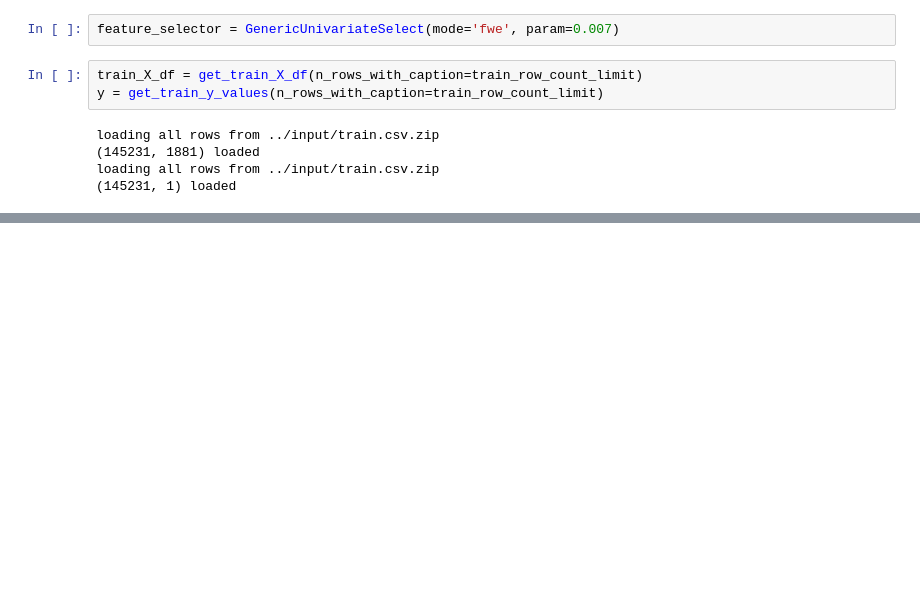
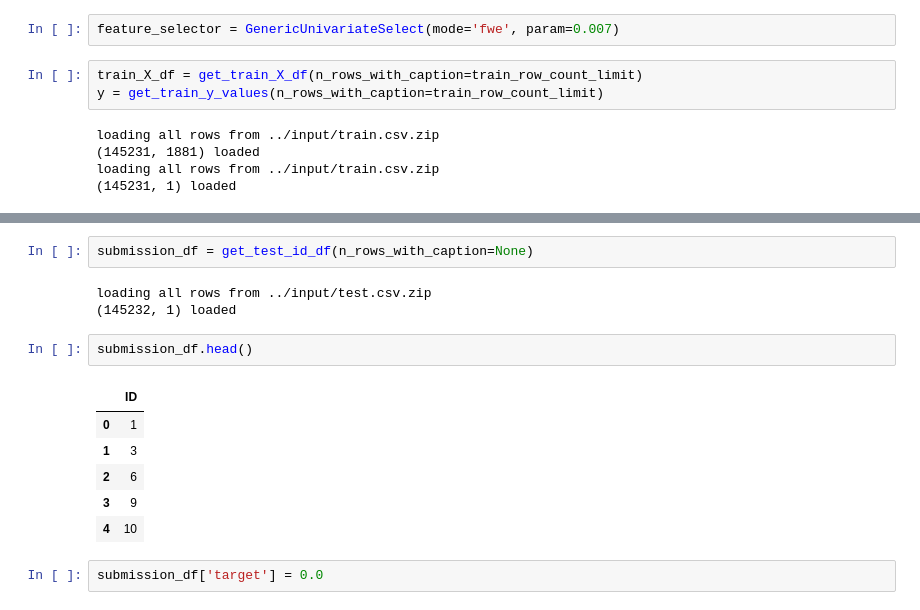
Before and after one commit to tunguz/TabularBenchmarks, a Jupyter notebook: datasets/Springleaf/scripts/XGB_Kaggle.ipynb, the cells around one changed output, grey strips where cells are left out. Saved outputs shown, nothing was run; the diff lists cells and outputs as text; blank space fills up the shorter version.

```diff
--- a/datasets/Springleaf/scripts/XGB_Kaggle.ipynb
+++ b/datasets/Springleaf/scripts/XGB_Kaggle.ipynb
@@ -731,0 +798,16 @@ NameError: name 'X' is not defined
+# %%
+submission_df = get_test_id_df(n_rows_with_caption=None)
+# %% [output]
+loading all rows from ../input/test.csv.zip
+(145232, 1) loaded
+# %%
+submission_df.head()
+# %% [output]
+|  | ID |
+| 0 | 1 |
+| 1 | 3 |
+| 2 | 6 |
+| 3 | 9 |
+| 4 | 10 |
+# %%
+submission_df['target'] = 0.0
```
Also changed, not shown: parts of 30 cells of this notebook, 3 other files.
